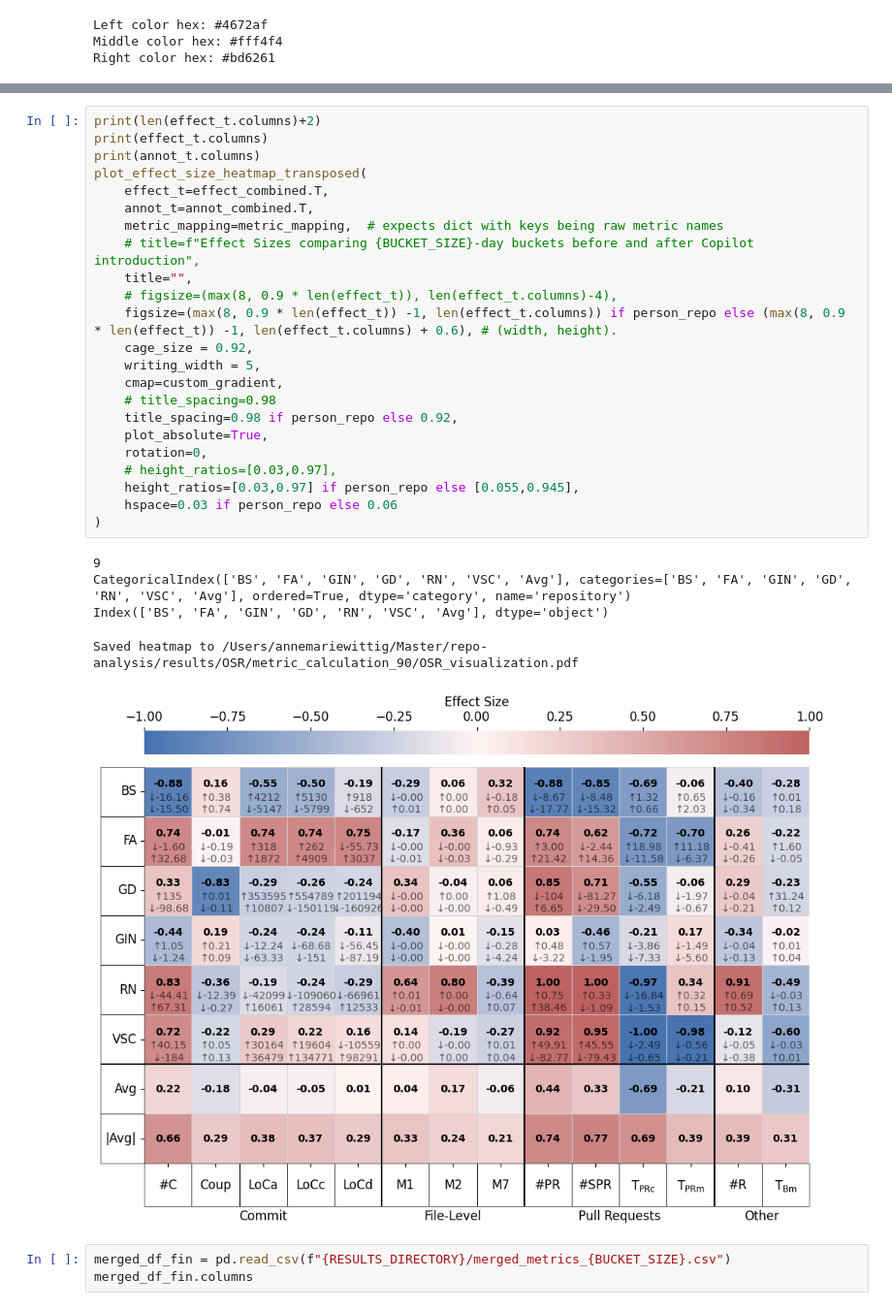
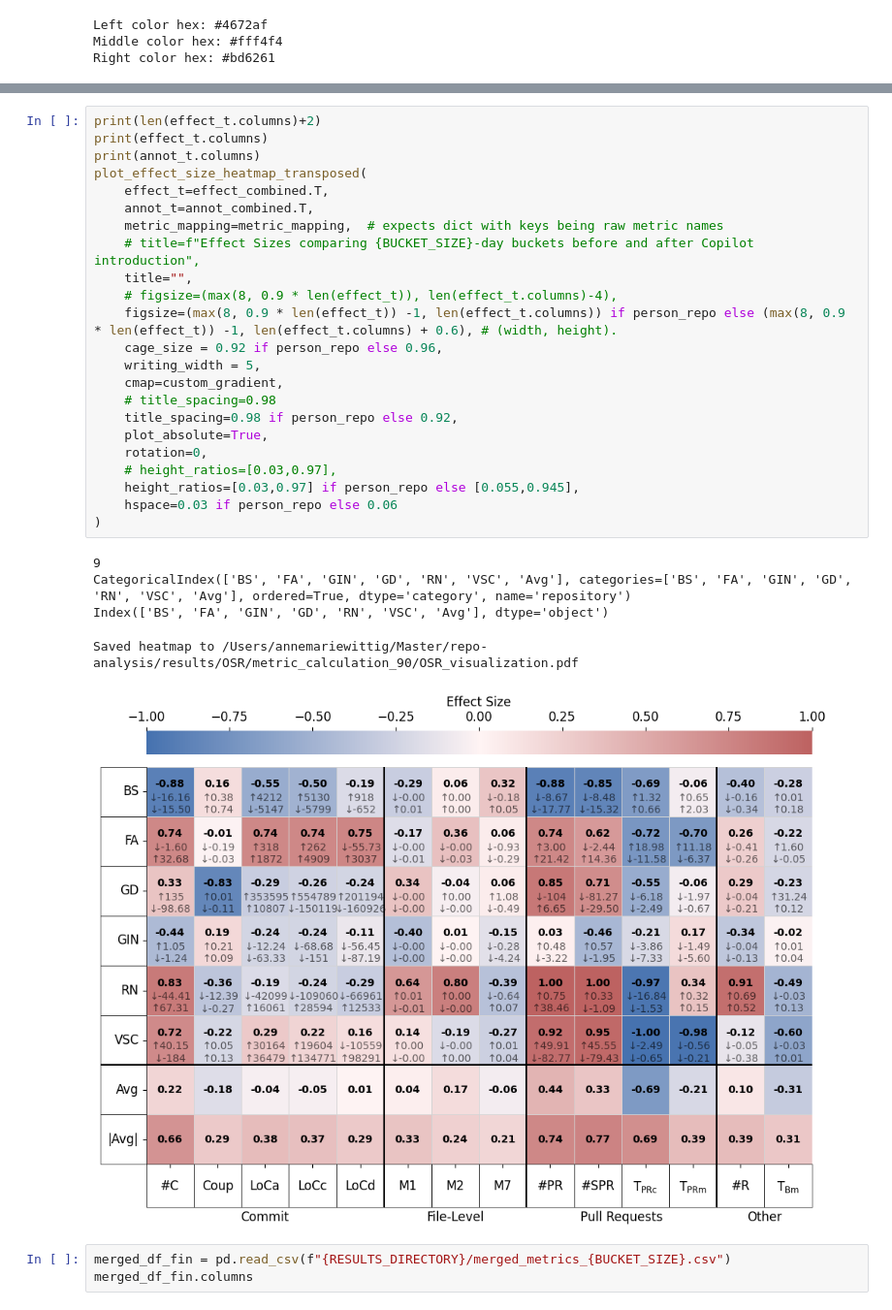
Before and after one commit to AnnemarieWittig/supplementary-masters-thesis, a Jupyter notebook: AggregationScripts/merge_results.ipynb, the cells around one changed output, grey strips where cells are left out. Shown at 97% size. Cells and saved outputs as stored; diff of their text form.

```diff
--- a/AggregationScripts/merge_results.ipynb
+++ b/AggregationScripts/merge_results.ipynb
@@ -794,32 +832,32 @@ Right color hex: #bd6261
 # %%
 print(len(effect_t.columns)+2)
 print(effect_t.columns)
 print(annot_t.columns)
 plot_effect_size_heatmap_transposed(
     effect_t=effect_combined.T,
     annot_t=annot_combined.T,
     metric_mapping=metric_mapping,  # expects dict with keys being raw metric names
     # title=f"Effect Sizes comparing {BUCKET_SIZE}-day buckets before and after Copilot introduction",
     title="",
     # figsize=(max(8, 0.9 * len(effect_t)), len(effect_t.columns)-4),
     figsize=(max(8, 0.9 * len(effect_t)) -1, len(effect_t.columns)) if person_repo else (max(8, 0.9 * len(effect_t)) -1, len(effect_t.columns) + 0.6), # (width, height).
-    cage_size = 0.92,
+    cage_size = 0.92 if person_repo else 0.96,
     writing_width = 5,
     cmap=custom_gradient,
     # title_spacing=0.98
     title_spacing=0.98 if person_repo else 0.92,
     plot_absolute=True,
     rotation=0,
     # height_ratios=[0.03,0.97],
     height_ratios=[0.03,0.97] if person_repo else [0.055,0.945],
     hspace=0.03 if person_repo else 0.06
 )
 # %% [output]
 9
 CategoricalIndex(['BS', 'FA', 'GIN', 'GD', 'RN', 'VSC', 'Avg'], categories=['BS', 'FA', 'GIN', 'GD', 'RN', 'VSC', 'Avg'], ordered=True, dtype='category', name='repository')
 Index(['BS', 'FA', 'GIN', 'GD', 'RN', 'VSC', 'Avg'], dtype='object')
 Saved heatmap to /Users/annemariewittig/Master/repo-analysis/results/OSR/metric_calculation_90/OSR_visualization.pdf
-[figure, old version]
+[figure, new version]
 # %%
 merged_df_fin = pd.read_csv(f"{RESULTS_DIRECTORY}/merged_metrics_{BUCKET_SIZE}.csv")
 merged_df_fin.columns
```
Also changed, not shown: parts of 4 cells of this notebook, 6 other files.
